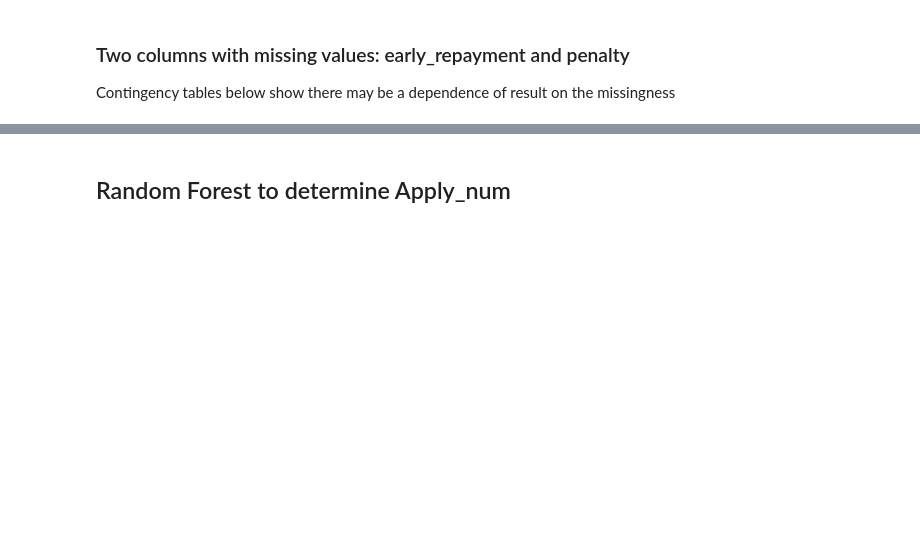
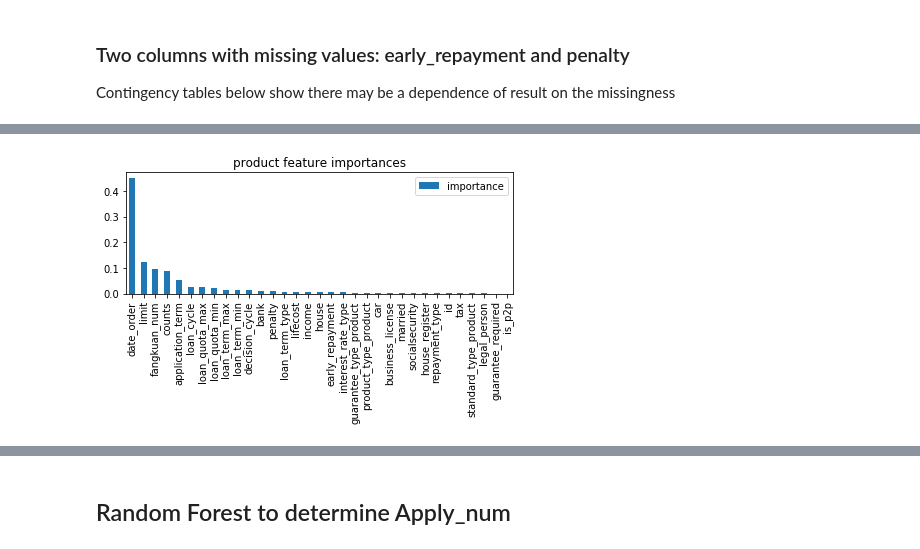
Before and after one commit to apaciorek/grouprong360, a Jupyter notebook: jen/Features_Products.ipynb, the cells around one changed output, grey strips where cells are left out. Cells and saved outputs as stored; diff of their text form; code cells hidden in the pictures; blank space fills up the shorter version.

```diff
--- a/jen/Features_Products.ipynb
+++ b/jen/Features_Products.ipynb
@@ -217,0 +124,9 @@ plt.show()
+# %%
+df_features_result_counts2 = pd.DataFrame(best_est.feature_importances_,
+    index=features_counts.columns, columns=['importance'])
+df_features_result_counts2.sort_values(by='importance', ascending=False).plot.bar()
+plt.title('product feature importances')
+plt.tight_layout()
+plt.show()
+# %% [output]
+[figure, added]
```
Also changed, not shown: parts of 149 cells of this notebook.
